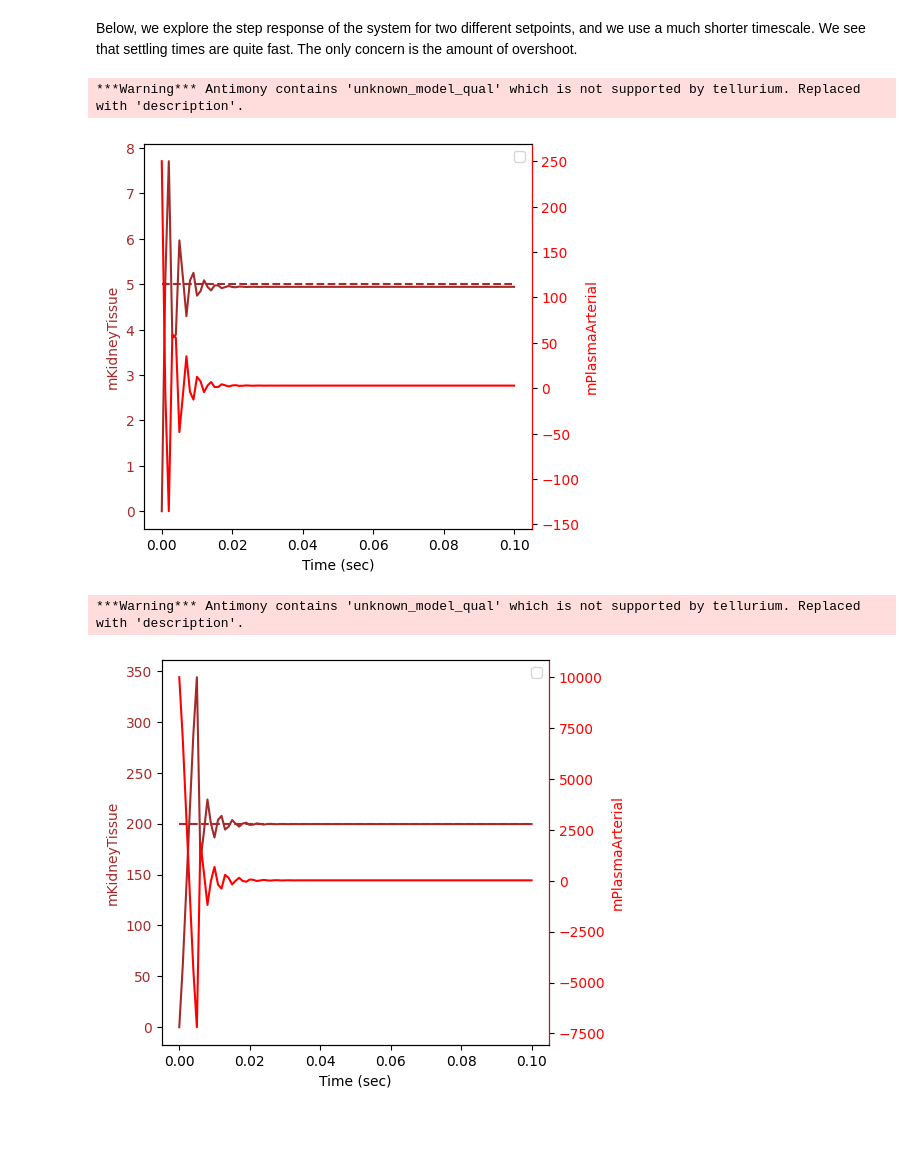
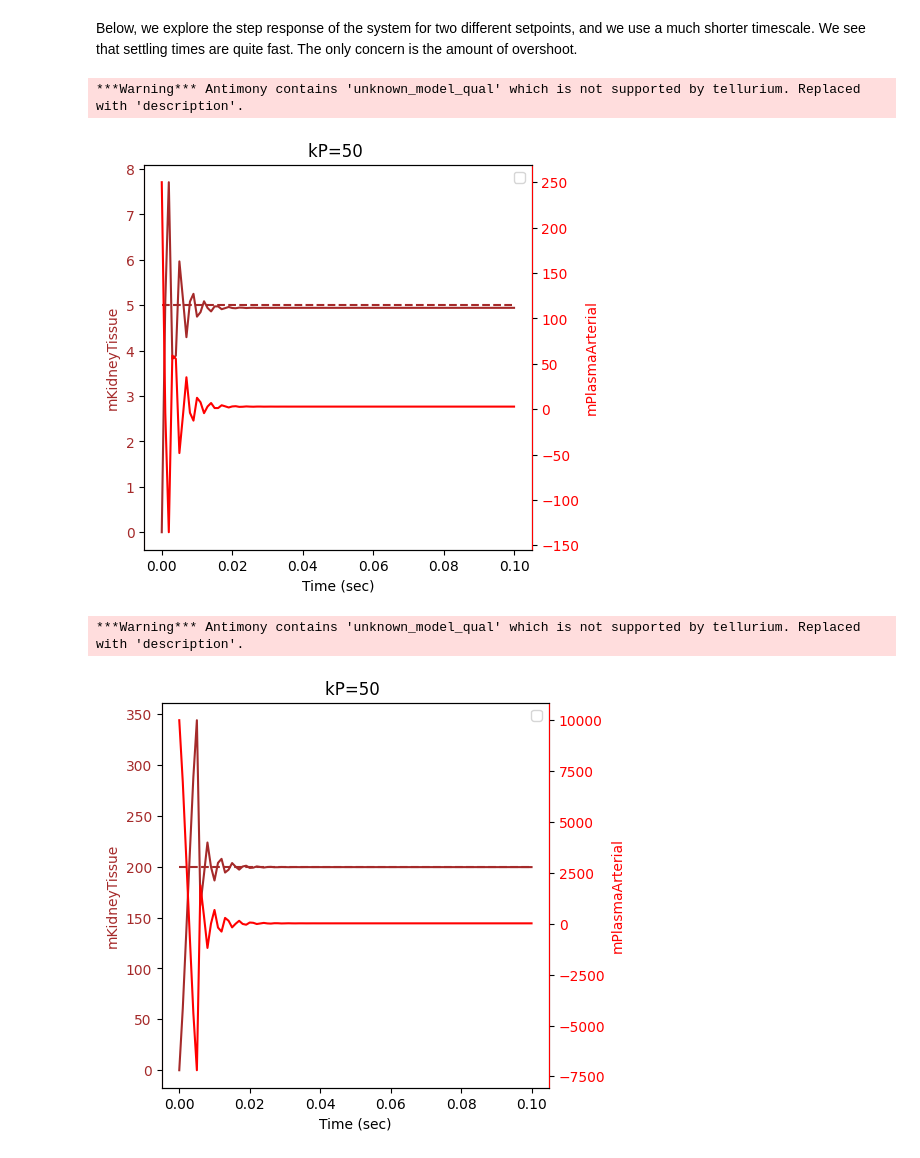
Before and after one commit to ModelEngineering/controlSBML, a Jupyter notebook: examples/Analysis-of-Metformin.ipynb, the cells around one changed output. Drawn from its saved outputs; the diff is of its cells as text; code cells hidden in the pictures; blank space fills up the shorter version.

```diff
--- a/examples/Analysis-of-Metformin.ipynb
+++ b/examples/Analysis-of-Metformin.ipynb
@@ -138,12 +138,12 @@ The root locus plot indicates that the closed loop system is stable for large va
 # %% [markdown]
 Below, we explore the step response of the system for two different setpoints, and we use a much shorter timescale. We see that settling times are quite fast. The only concern is the amount of overshoot.
 # %%
-_ = CTLSB.plotClosedLoop(setpoint=5, kp=50, times=np.linspace(0, 0.1, 100))
+_ = CTLSB.plotClosedLoop(setpoint=5, kP=50, times=np.linspace(0, 0.1, 100))
 # %% [output]
 ***Warning*** Antimony contains 'unknown_model_qual' which is not supported by tellurium. Replaced with 'description'.
-[figure, old version]
+[figure, new version]
 # %%
-_ = CTLSB.plotClosedLoop(setpoint=200, kp=50, times=np.linspace(0, 0.1, 100))
+_ = CTLSB.plotClosedLoop(setpoint=200, kP=50, times=np.linspace(0, 0.1, 100))
 # %% [output]
 ***Warning*** Antimony contains 'unknown_model_qual' which is not supported by tellurium. Replaced with 'description'.
-[figure, old version]
+[figure, new version]
```
Also changed, not shown: parts of 1 cell of this notebook, 3 other files.
